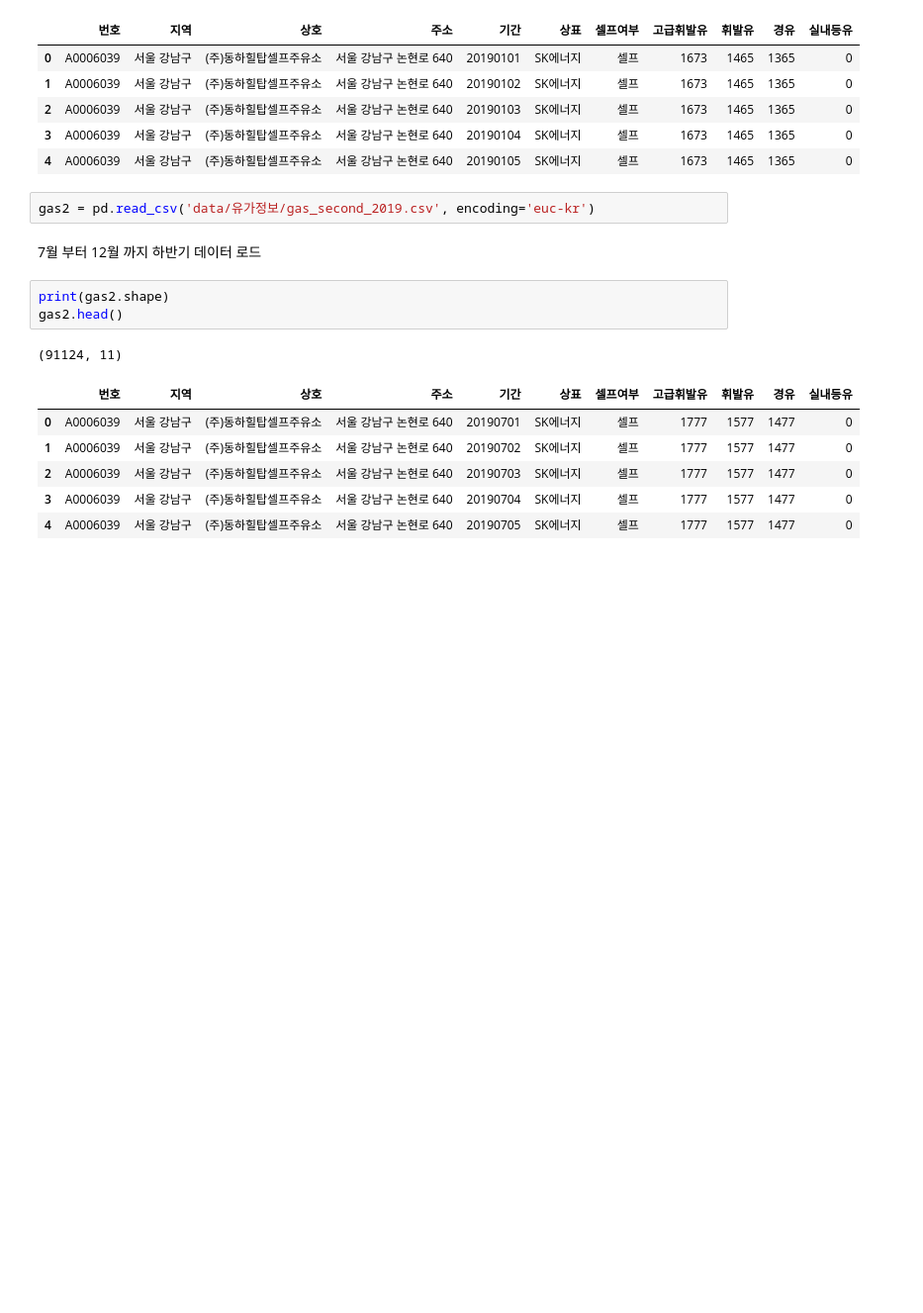
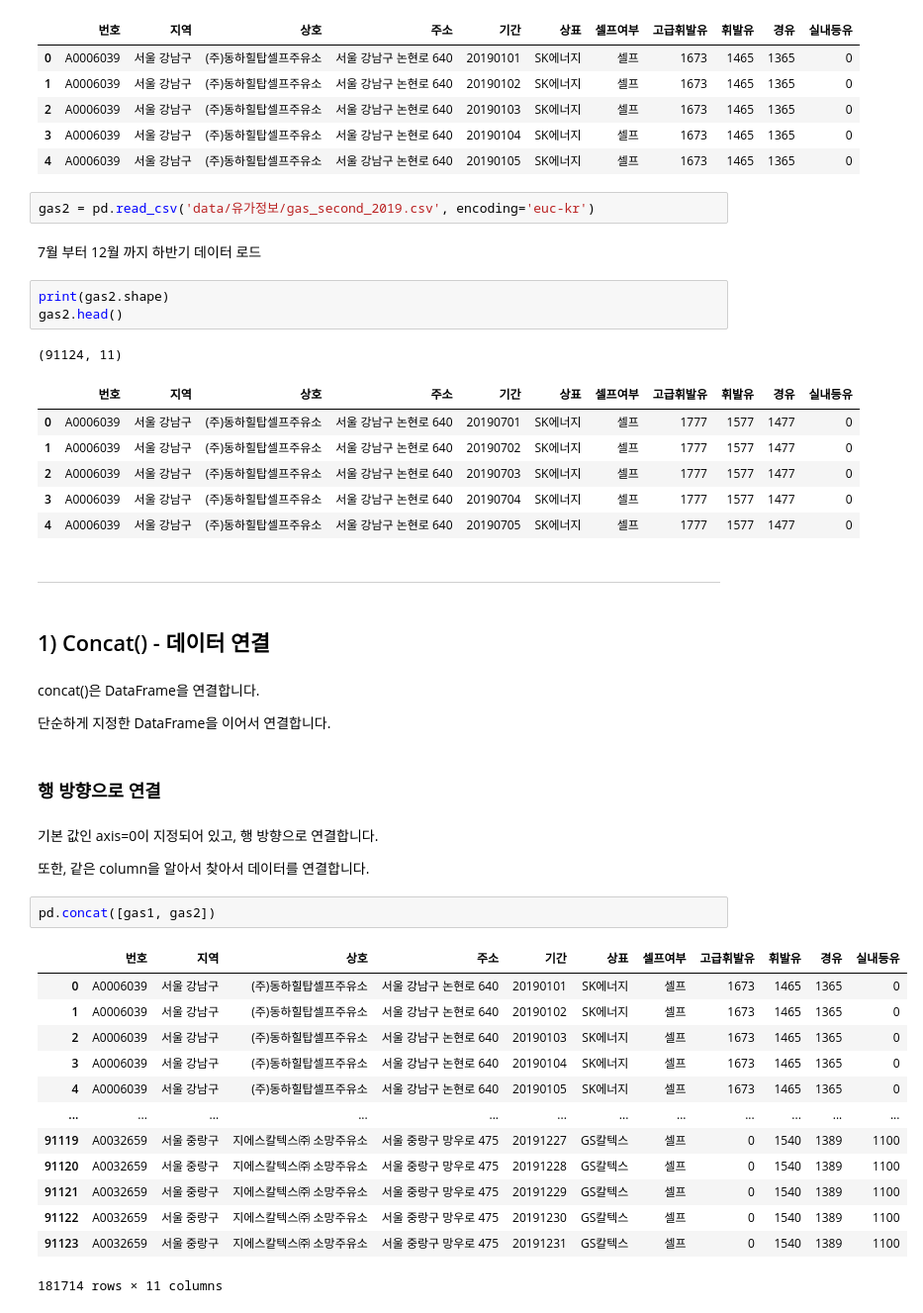
Before and after one commit to froggy-hyun/pandas_note, a Jupyter notebook: 07. 연결(Concat)과 병합(Merge).ipynb, the cells around one changed output. Shown at 99% size. Cells and saved outputs as stored; diff of their text form; blank space fills up the shorter version.

Commit message:
study: 07. 연결(Concat)과 병합(Merge) - 1) Concat() - 데이터 연결

```diff
--- a/07. 연결(Concat)과 병합(Merge).ipynb
+++ b/07. 연결(Concat)과 병합(Merge).ipynb
@@ -58,3 +58,33 @@ gas2.head()
 | 2 | A0006039 | 서울 강남구 | (주)동하힐탑셀프주유소 | 서울 강남구 논현로 640 | 20190703 | SK에너지 | 셀프 | 1777 | 1577 | 1477 | 0 |
 | 3 | A0006039 | 서울 강남구 | (주)동하힐탑셀프주유소 | 서울 강남구 논현로 640 | 20190704 | SK에너지 | 셀프 | 1777 | 1577 | 1477 | 0 |
 | 4 | A0006039 | 서울 강남구 | (주)동하힐탑셀프주유소 | 서울 강남구 논현로 640 | 20190705 | SK에너지 | 셀프 | 1777 | 1577 | 1477 | 0 |
+# %% [markdown]
+---
+# %% [markdown]
+## 1) Concat() - 데이터 연결
+# %% [markdown]
+concat()은 DataFrame을 연결합니다.
+
+단순하게 지정한 DataFrame을 이어서 연결합니다.
+# %% [markdown]
+### 행 방향으로 연결
+# %% [markdown]
+기본 값인 axis=0이 지정되어 있고, 행 방향으로 연결합니다.
+
+또한, 같은 column을 알아서 찾아서 데이터를 연결합니다.
+# %%
+pd.concat([gas1, gas2])
+# %% [output]
+|  | 번호 | 지역 | 상호 | 주소 | 기간 | 상표 | 셀프여부 | 고급휘발유 | 휘발유 | 경유 | 실내등유 |
+| 0 | A0006039 | 서울 강남구 | (주)동하힐탑셀프주유소 | 서울 강남구 논현로 640 | 20190101 | SK에너지 | 셀프 | 1673 | 1465 | 1365 | 0 |
+| 1 | A0006039 | 서울 강남구 | (주)동하힐탑셀프주유소 | 서울 강남구 논현로 640 | 20190102 | SK에너지 | 셀프 | 1673 | 1465 | 1365 | 0 |
+| 2 | A0006039 | 서울 강남구 | (주)동하힐탑셀프주유소 | 서울 강남구 논현로 640 | 20190103 | SK에너지 | 셀프 | 1673 | 1465 | 1365 | 0 |
+| 3 | A0006039 | 서울 강남구 | (주)동하힐탑셀프주유소 | 서울 강남구 논현로 640 | 20190104 | SK에너지 | 셀프 | 1673 | 1465 | 1365 | 0 |
+| 4 | A0006039 | 서울 강남구 | (주)동하힐탑셀프주유소 | 서울 강남구 논현로 640 | 20190105 | SK에너지 | 셀프 | 1673 | 1465 | 1365 | 0 |
+| ... | ... | ... | ... | ... | ... | ... | ... | ... | ... | ... | ... |
+| 91119 | A0032659 | 서울 중랑구 | 지에스칼텍스㈜ 소망주유소 | 서울 중랑구 망우로 475 | 20191227 | GS칼텍스 | 셀프 | 0 | 1540 | 1389 | 1100 |
+| 91120 | A0032659 | 서울 중랑구 | 지에스칼텍스㈜ 소망주유소 | 서울 중랑구 망우로 475 | 20191228 | GS칼텍스 | 셀프 | 0 | 1540 | 1389 | 1100 |
+| 91121 | A0032659 | 서울 중랑구 | 지에스칼텍스㈜ 소망주유소 | 서울 중랑구 망우로 475 | 20191229 | GS칼텍스 | 셀프 | 0 | 1540 | 1389 | 1100 |
+| 91122 | A0032659 | 서울 중랑구 | 지에스칼텍스㈜ 소망주유소 | 서울 중랑구 망우로 475 | 20191230 | GS칼텍스 | 셀프 | 0 | 1540 | 1389 | 1100 |
+| 91123 | A0032659 | 서울 중랑구 | 지에스칼텍스㈜ 소망주유소 | 서울 중랑구 망우로 475 | 20191231 | GS칼텍스 | 셀프 | 0 | 1540 | 1389 | 1100 |
+181714 rows × 11 columns
```
Also changed, not shown: parts of 15 cells of this notebook.
